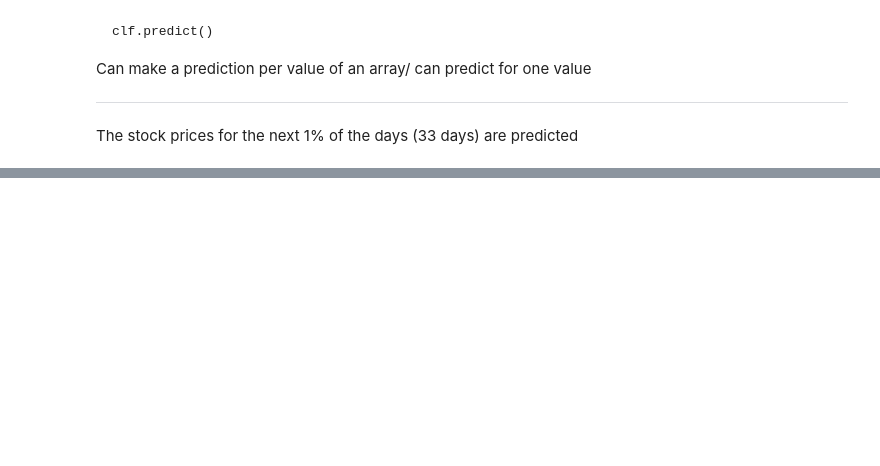
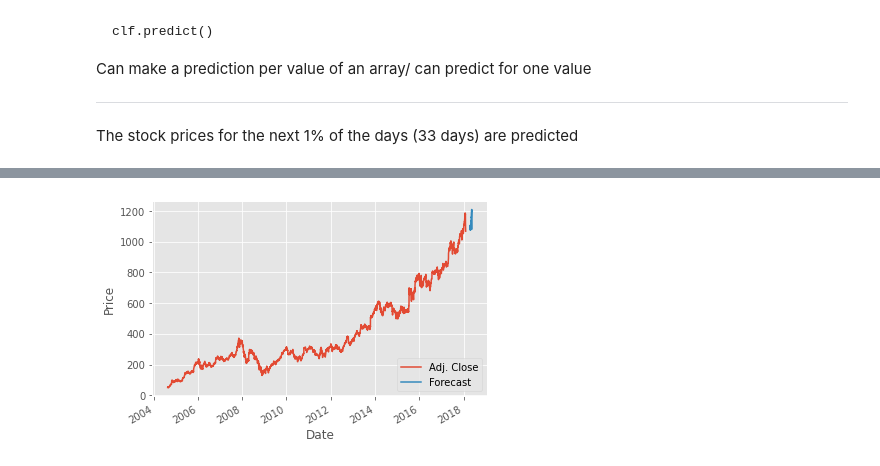
Before and after one commit to DinDev3/Machine-Learning, a Jupyter notebook: Machine-Learning-with-Python/Regression.ipynb, the cells around one changed output, grey strips where cells are left out. Saved outputs shown, nothing was run; the diff lists cells and outputs as text; code cells hidden in the pictures; blank space fills up the shorter version.

Commit message:
Added Forecasting to Linear Regression with graph

```diff
--- a/Machine-Learning-with-Python/Regression.ipynb
+++ b/Machine-Learning-with-Python/Regression.ipynb
@@ -19,11 +37,14 @@ Stock Prices
 # %%
 import pandas as pd
-import quandl
-import math
+import quandl, math, datetime
 import numpy as np
 from sklearn import preprocessing, svm
 from sklearn.model_selection import train_test_split
 from sklearn.linear_model import LinearRegression
+import matplotlib.pyplot as plt
+from matplotlib import style
+
+style.use('ggplot')     # the style of the graph that will be plotted
 # %%
 # storing the tabled data received from quandl in a pandas dataframe
 df = quandl.get("WIKI/GOOGL")       # https://www.quandl.com/
@@ -202,0 +258,18 @@ The stock prices for the next 1% of the days (33 days) are predicted
+# %%
+df['Forecast'] = np.nan     # this column is specified to be full of not a number data
+
+# This is just to show the date on the x-axis
+
+last_date = df.iloc[-1].name
+last_unix = last_date.timestamp()
+one_day = 86400   # number of seconds per day
+next_unix = last_unix + one_day
+
+
+for i in forecast_set:
+  next_date = datetime.datetime.fromtimestamp(next_unix)
+  next_unix += one_day
+  df.loc[next_date] = [np.nan for _ in range(len(df.columns) - 1)] +[i]
+
+print(df.head())
+print(df.tail())
@@ -202,0 +291,11 @@ The stock prices for the next 1% of the days (33 days) are predicted
+# %%
+# plotting the graph
+
+df['Adj. Close'].plot()   # known prices
+df['Forecast'].plot()   # forecasted prices
+plt.legend(loc=4)   # location of the legend on the graph is given by loc
+plt.xlabel('Date')
+plt.ylabel('Price')
+plt.show()
+# %% [output]
+[figure, added]
```
Also changed, not shown: parts of 10 cells of this notebook.
